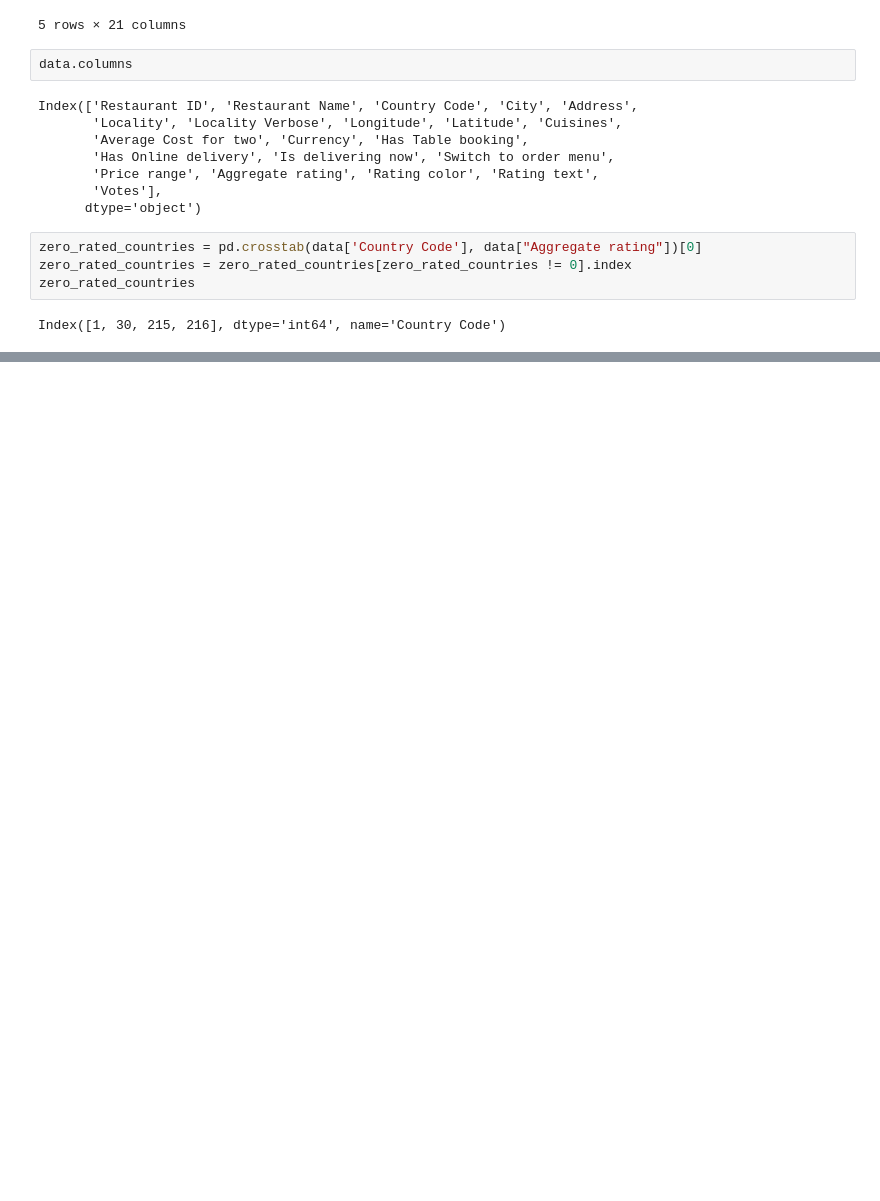
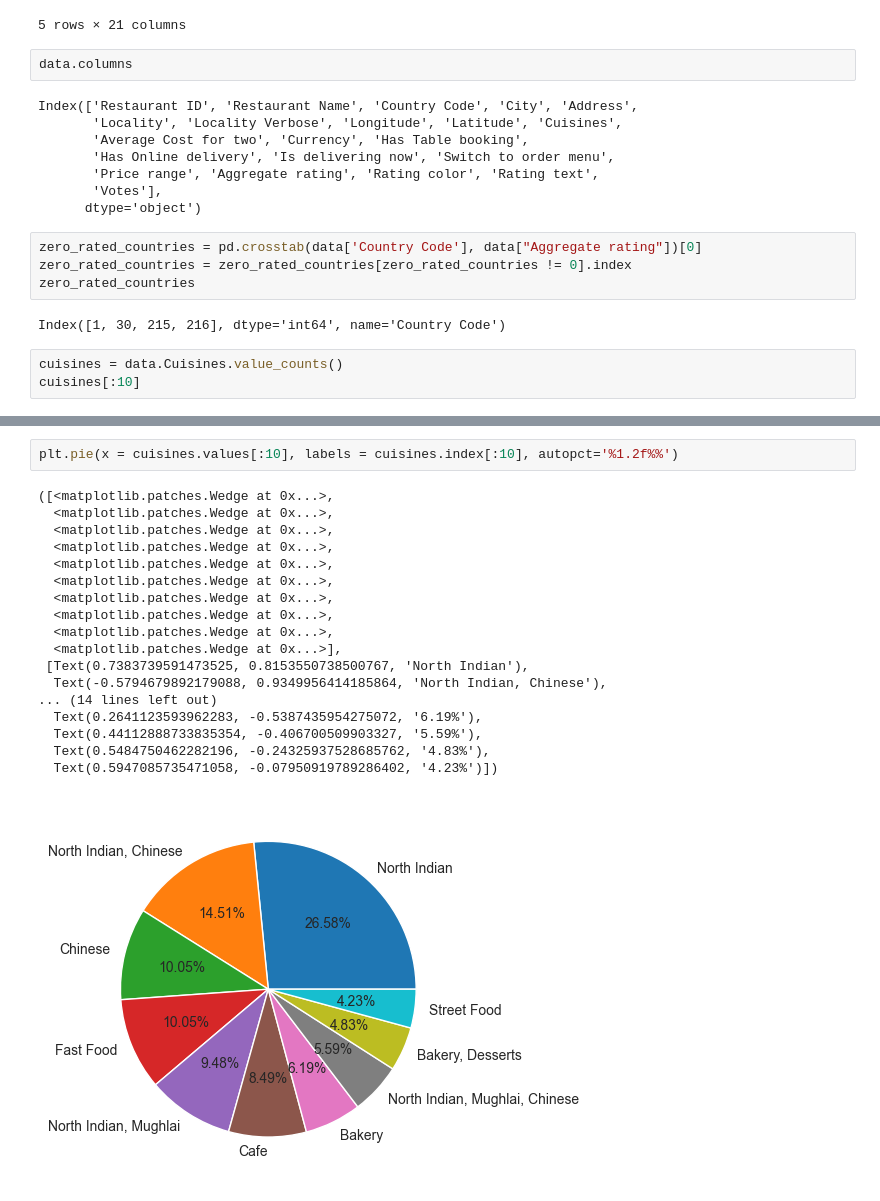
Before and after one commit to indian-coder-aarush/Learning, a Jupyter notebook: EDA_zomato_dataset.ipynb, the cells around one changed output, grey strips where cells are left out. Saved outputs shown, nothing was run; the diff lists cells and outputs as text; blank space fills up the shorter version.

Commit message:
made a pie chart for cuisines

```diff
--- a/EDA_zomato_dataset.ipynb
+++ b/EDA_zomato_dataset.ipynb
@@ -33,3 +33,6 @@ zero_rated_countries = zero_rated_countries[zero_rated_countries != 0].index
 zero_rated_countries
 # %% [output]
 Index([1, 30, 215, 216], dtype='int64', name='Country Code')
+# %%
+cuisines = data.Cuisines.value_counts()
+cuisines[:10]
@@ -35,0 +52,21 @@ Index([1, 30, 215, 216], dtype='int64', name='Country Code')
+# %%
+plt.pie(x = cuisines.values[:10], labels = cuisines.index[:10], autopct='%1.2f%%')
+# %% [output]
+([<matplotlib.patches.Wedge at 0x...>,
+  <matplotlib.patches.Wedge at 0x...>,
+  <matplotlib.patches.Wedge at 0x...>,
+  <matplotlib.patches.Wedge at 0x...>,
+  <matplotlib.patches.Wedge at 0x...>,
+  <matplotlib.patches.Wedge at 0x...>,
+  <matplotlib.patches.Wedge at 0x...>,
+  <matplotlib.patches.Wedge at 0x...>,
+  <matplotlib.patches.Wedge at 0x...>,
+  <matplotlib.patches.Wedge at 0x...>],
+ [Text(0.7383739591473525, 0.8153550738500767, 'North Indian'),
+  Text(-0.5794679892179088, 0.9349956414185864, 'North Indian, Chinese'),
+... (14 lines left out)
+  Text(0.2641123593962283, -0.5387435954275072, '6.19%'),
+  Text(0.44112888733835354, -0.406700509903327, '5.59%'),
+  Text(0.5484750462282196, -0.24325937528685762, '4.83%'),
+  Text(0.5947085735471058, -0.07950919789286402, '4.23%')])
+[figure, added]
```
Also changed, not shown: parts of 1 cell of this notebook.
